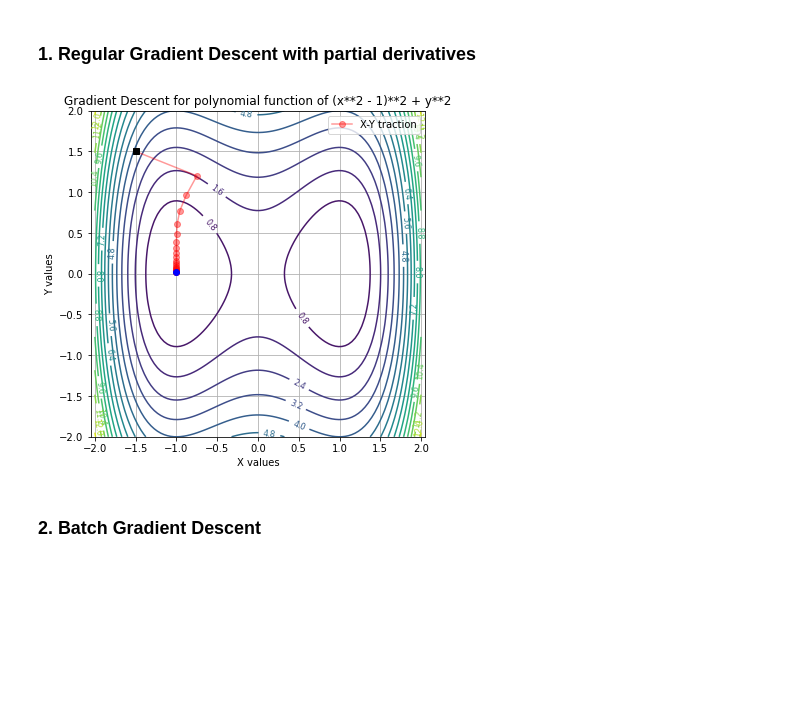
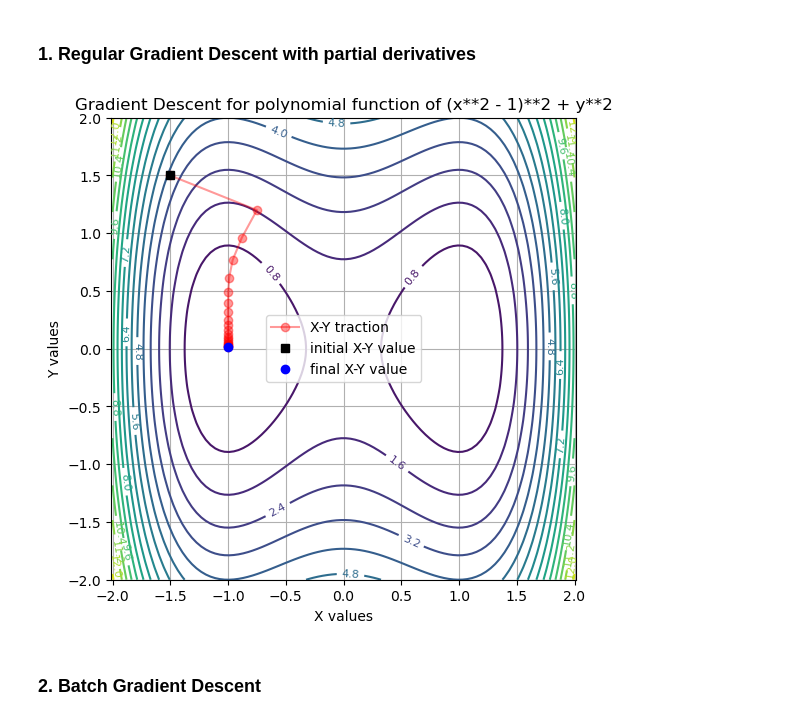
Before and after one commit to getpeped/ML, a Jupyter notebook: Gradient/gradients.ipynb, the cells around one changed output. Drawn from its saved outputs; the diff is of its cells as text; code cells hidden in the pictures; blank space fills up the shorter version.

```diff
--- a/Gradient/gradients.ipynb
+++ b/Gradient/gradients.ipynb
@@ -26,36 +26,36 @@ if __name__ == '__main__':
 
     x0 = np.array([-1.5, 1.5])
     eta = 0.1
     n_iter = 20
 
     points = gradient(x0, eta, n_iter)
 
     x, y = np.linspace(-2, 2, 100), np.linspace(-2, 2, 100)
     X, Y = np.meshgrid(x, y)
     Z = f(X, Y)
 
     fig, ax = plt.subplots(figsize=(6, 6))
     cs = ax.contour(X, Y, Z, cmap='viridis', levels=20)
     ax.clabel(cs, inline=True, fontsize=8)
 
     ax.plot(points[:, 0], points[:, 1], color='r', marker='o', alpha=0.4, label='X-Y traction')
 
     # starting X-Y values
-    ax.plot(points[0, 0], points[0, 1], 'ks')
+    ax.plot(points[0, 0], points[0, 1], 'ks', label='initial X-Y value')
 
     # ending X-Y values (extremum)
-    ax.plot(points[-1, 0], points[-1, 1], 'bo')
+    ax.plot(points[-1, 0], points[-1, 1], 'bo', label='final X-Y value')
 
     ax.set_title('Gradient Descent for polynomial function of (x**2 - 1)**2 + y**2')
     ax.set_xlabel('X values')
     ax.set_ylabel('Y values')
     ax.axis('equal')
     ax.legend()
 
     plt.grid()
     plt.show()
 # %% [output]
-[figure, old version]
+[figure, new version]
 # %% [markdown]
 ### 2. Batch Gradient Descent
 # %%
```
Also changed, not shown: parts of 3 cells of this notebook.
